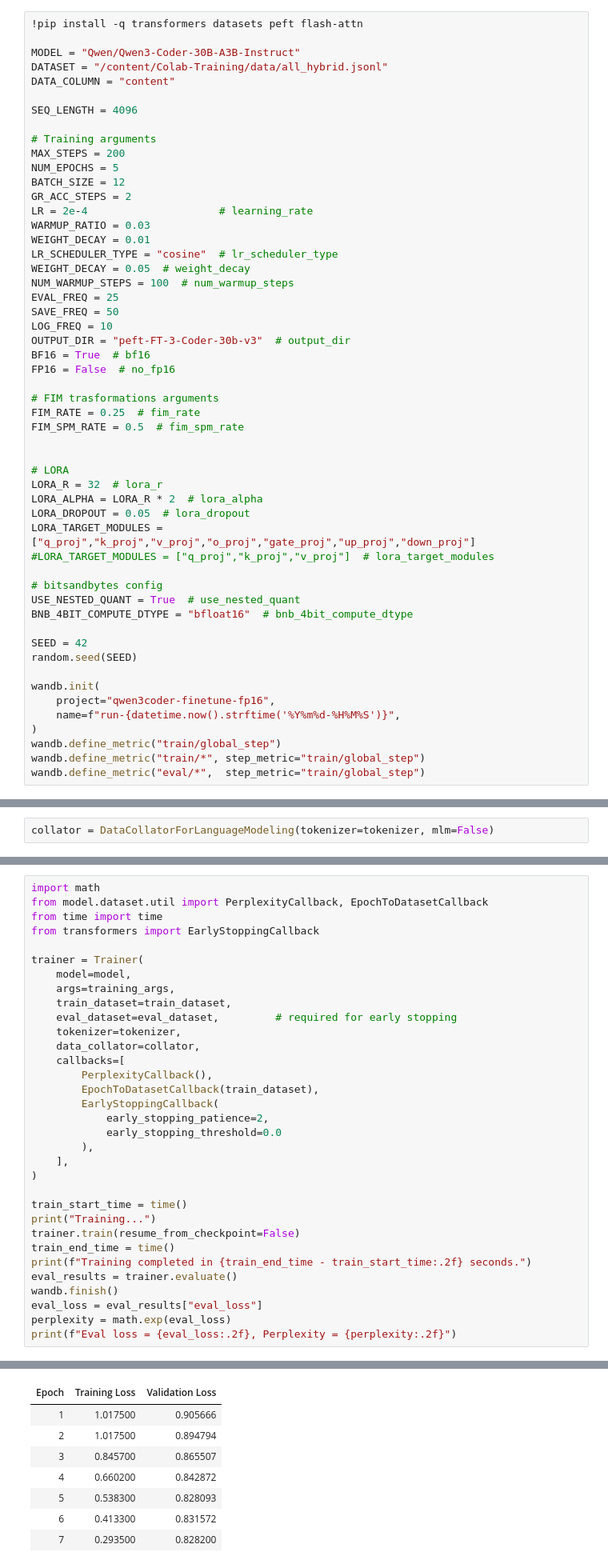
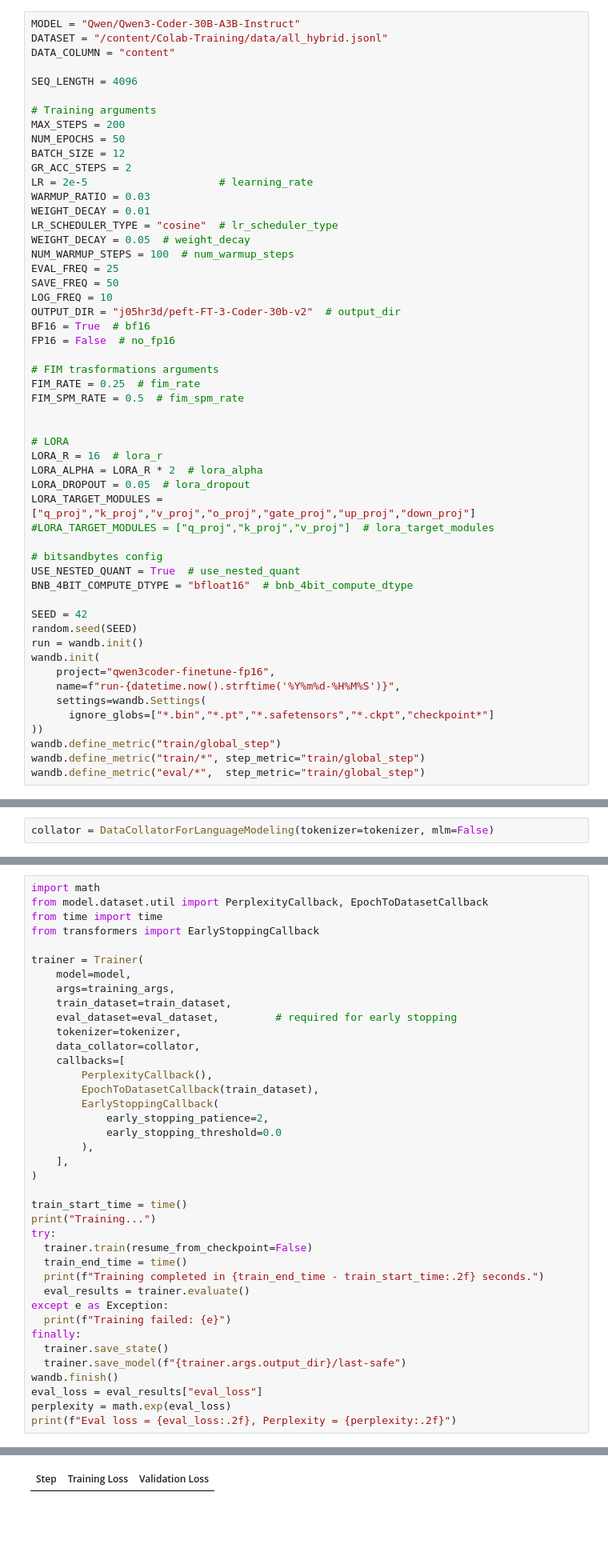
Before and after one commit to UH-Insure/Colab-Training, a Jupyter notebook: model/notebooks/Training.ipynb, the cells around one changed output, grey strips where cells are left out. Shown at 80% size. Cells and saved outputs as stored; diff of their text form; blank space fills up the shorter version.

```diff
--- a/model/notebooks/Training.ipynb
+++ b/model/notebooks/Training.ipynb
@@ -95,6 +95,4 @@ from transformers import AutoTokenizer
 # %%
-!pip install -q transformers datasets peft flash-attn
-
 MODEL = "Qwen/Qwen3-Coder-30B-A3B-Instruct"
 DATASET = "/content/Colab-Training/data/all_hybrid.jsonl"
 DATA_COLUMN = "content"
@@ -103,10 +101,10 @@ SEQ_LENGTH = 4096
 
 # Training arguments
 MAX_STEPS = 200
-NUM_EPOCHS = 5
+NUM_EPOCHS = 50
 BATCH_SIZE = 12
 GR_ACC_STEPS = 2
-LR = 2e-4                     # learning_rate
+LR = 2e-5                     # learning_rate
 WARMUP_RATIO = 0.03
 WEIGHT_DECAY = 0.01
 LR_SCHEDULER_TYPE = "cosine"  # lr_scheduler_type
@@ -115,7 +113,7 @@ NUM_WARMUP_STEPS = 100  # num_warmup_steps
 EVAL_FREQ = 25
 SAVE_FREQ = 50
 LOG_FREQ = 10
-OUTPUT_DIR = "peft-FT-3-Coder-30b-v3"  # output_dir
+OUTPUT_DIR = "j05hr3d/peft-FT-3-Coder-30b-v2"  # output_dir
 BF16 = True  # bf16
 FP16 = False  # no_fp16
 
@@ -125,7 +123,7 @@ FIM_SPM_RATE = 0.5  # fim_spm_rate
 
 
 # LORA
-LORA_R = 32  # lora_r
+LORA_R = 16  # lora_r
 LORA_ALPHA = LORA_R * 2  # lora_alpha
 LORA_DROPOUT = 0.05  # lora_dropout
 LORA_TARGET_MODULES = ["q_proj","k_proj","v_proj","o_proj","gate_proj","up_proj","down_proj"]
@@ -137,11 +135,13 @@ BNB_4BIT_COMPUTE_DTYPE = "bfloat16"  # bnb_4bit_compute_dtype
 
 SEED = 42
 random.seed(SEED)
-
+run = wandb.init()
 wandb.init(
     project="qwen3coder-finetune-fp16",
     name=f"run-{datetime.now().strftime('%Y%m%d-%H%M%S')}",
-)
+    settings=wandb.Settings(
+      ignore_globs=["*.bin","*.pt","*.safetensors","*.ckpt","checkpoint*"]
+))
 wandb.define_metric("train/global_step")
 wandb.define_metric("train/*", step_metric="train/global_step")
 wandb.define_metric("eval/*",  step_metric="train/global_step")
@@ -406,10 +403,16 @@ trainer = Trainer(
 
 train_start_time = time()
 print("Training...")
-trainer.train(resume_from_checkpoint=False)
-train_end_time = time()
-print(f"Training completed in {train_end_time - train_start_time:.2f} seconds.")
-eval_results = trainer.evaluate()
+try:
+  trainer.train(resume_from_checkpoint=False)
+  train_end_time = time()
+  print(f"Training completed in {train_end_time - train_start_time:.2f} seconds.")
+  eval_results = trainer.evaluate()
+except e as Exception:
+  print(f"Training failed: {e}")
+finally:
+  trainer.save_state()
+  trainer.save_model(f"{trainer.args.output_dir}/last-safe")
 wandb.finish()
 eval_loss = eval_results["eval_loss"]
 perplexity = math.exp(eval_loss)
@@ -422,8 +425 @@ Casting fp32 inputs back to torch.float16 for flash-attn compatibility.
-| Epoch | Training Loss | Validation Loss |
-| 1 | 1.017500 | 0.905666 |
-| 2 | 1.017500 | 0.894794 |
-| 3 | 0.845700 | 0.865507 |
-| 4 | 0.660200 | 0.842872 |
-| 5 | 0.538300 | 0.828093 |
-| 6 | 0.413300 | 0.831572 |
-| 7 | 0.293500 | 0.828200 |
+| Step | Training Loss | Validation Loss |
```
Also changed, not shown: parts of 13 cells of this notebook.
